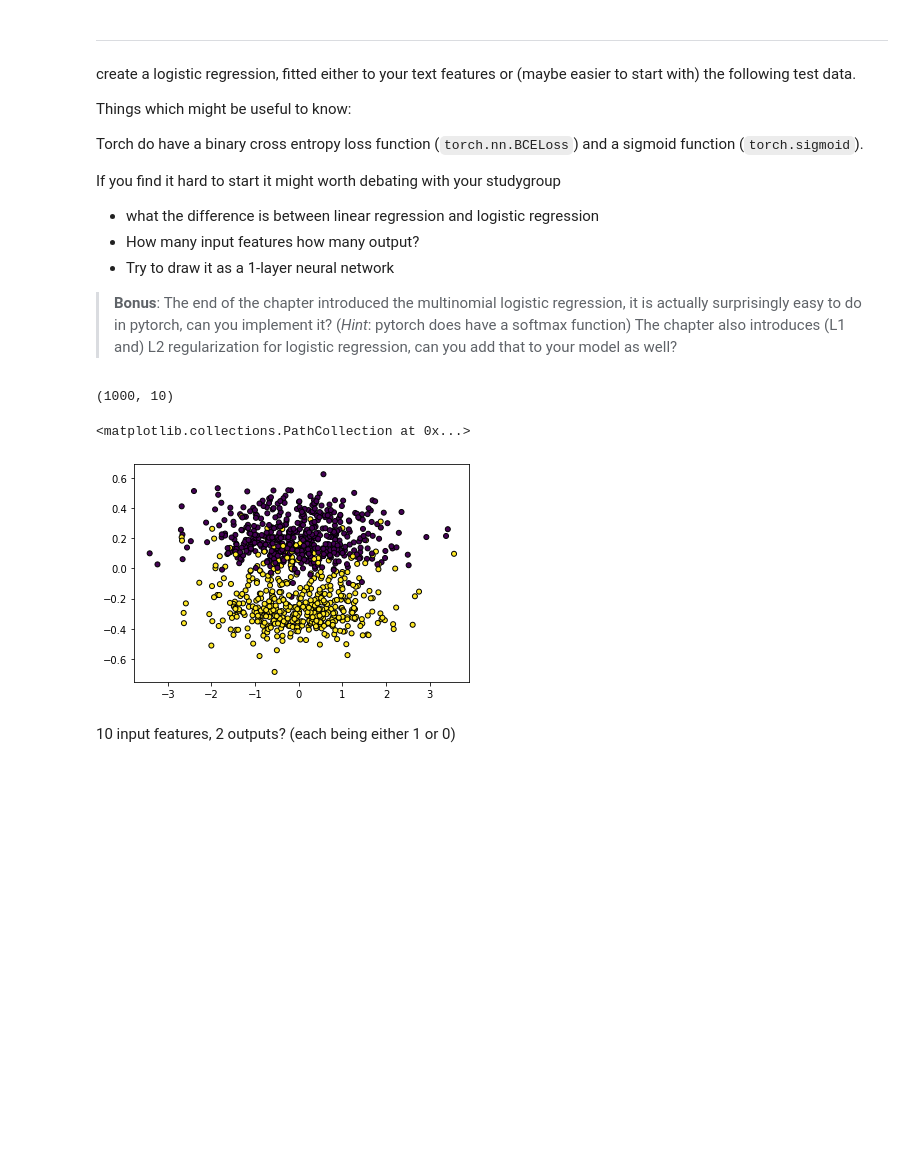
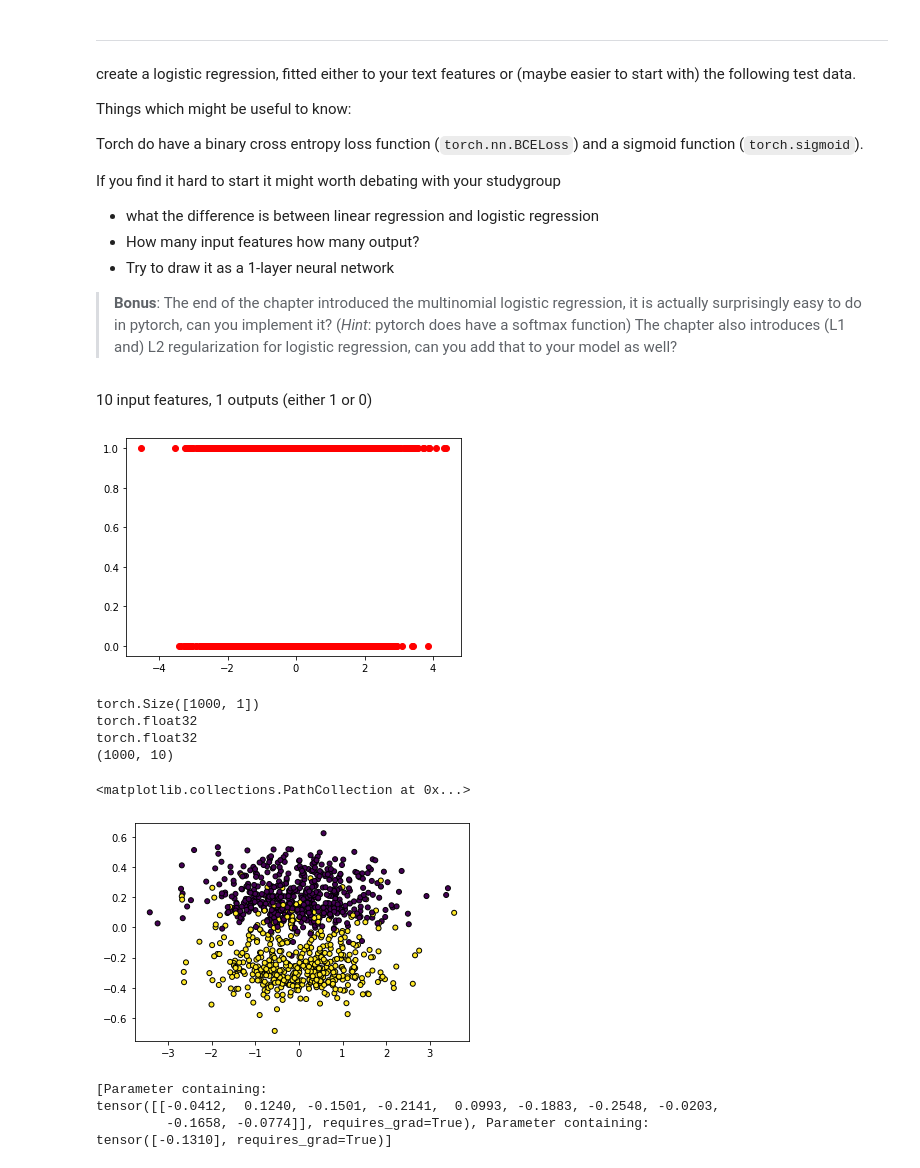
Before and after one commit to signekb/NLP-E21, a Jupyter notebook: syllabus/classes/class4/class4.ipynb, the cells around one changed output. Drawn from its saved outputs; the diff is of its cells as text; code cells hidden in the pictures; blank space fills up the shorter version.

```diff
--- a/syllabus/classes/class4/class4.ipynb
+++ b/syllabus/classes/class4/class4.ipynb
@@ -252,17 +294,43 @@ If you find it hard to start it might worth debating with your studygroup
 - Try to draw it as a 1-layer neural network
 
 > **Bonus**: The end of the chapter introduced the multinomial logistic regression, it is actually surprisingly easy to do in pytorch, can you implement it? (*Hint*: pytorch does have a softmax function) The chapter also introduces (L1 and) L2 regularization for logistic regression, can you add that to your model as well?
+# %% [markdown]
+10 input features, 1 outputs (either 1 or 0)
+# %%
+# 0) prepare data
+#!pip install sklearn
+from sklearn import datasets
+import matplotlib.pyplot as plt
+
+# 0) Prepare data
+X_numpy, y_numpy = datasets.make_classification(n_samples=1000, n_features=10, random_state=7)
+
+# plot the sample
+plt.plot(X_numpy, y_numpy, 'ro')
+plt.show()
+
+# cast to float Tensor
+X = torch.tensor(X_numpy, dtype=torch.float)
+y = torch.tensor(y_numpy, dtype=torch.float)
+y = y.view(y.shape[0], 1) # view is similar to reshape it simply sets the desired shape to (100, 1)
+# we change the shape of y so it can be used in nn.Linear
+print(y.shape)
+print(y.dtype)
+print(x.dtype)
+
+n_samples, n_features = X.shape
+
+print(X_numpy.shape)
+# %% [output]
+[figure, added]
+torch.Size([1000, 1])
+torch.float32
+torch.float32
+(1000, 10)
 # %%
-X_numpy, y_numpy = datasets.make_classification(n_samples=1000, n_features=10, random_state=7)
-
-print(X_numpy.shape)
-
 # only plotting 2 out of 10 features
 plt.scatter(X_numpy[:, 0], X_numpy[:, 1], marker='o', c=y_numpy,
             s=25, edgecolor='k')
 # %% [output]
-(1000, 10)
+<matplotlib.collections.PathCollection at 0x...>
-<matplotlib.collections.PathCollection at 0x...>
 [figure]
-# %% [markdown]
-10 input features, 2 outputs? (each being either 1 or 0)
@@ -270,0 +344,13 @@ plt.scatter(X_numpy[:, 0], X_numpy[:, 1], marker='o', c=y_numpy,
+# %%
+# 2) optimisation and loss
+learning_rate = 0.05 # feel free to change this
+
+print(list(model.parameters())) # only two parameters a beta and an intercept
+
+criterion = torch.nn.BCELoss() # binary cross entropy
+optimizer = torch.optim.SGD(model.parameters(), lr=learning_rate)
+# %% [output]
+[Parameter containing:
+tensor([[-0.0412,  0.1240, -0.1501, -0.2141,  0.0993, -0.1883, -0.2548, -0.0203,
+         -0.1658, -0.0774]], requires_grad=True), Parameter containing:
+tensor([-0.1310], requires_grad=True)]
```
Also changed, not shown: parts of 9 cells of this notebook.
